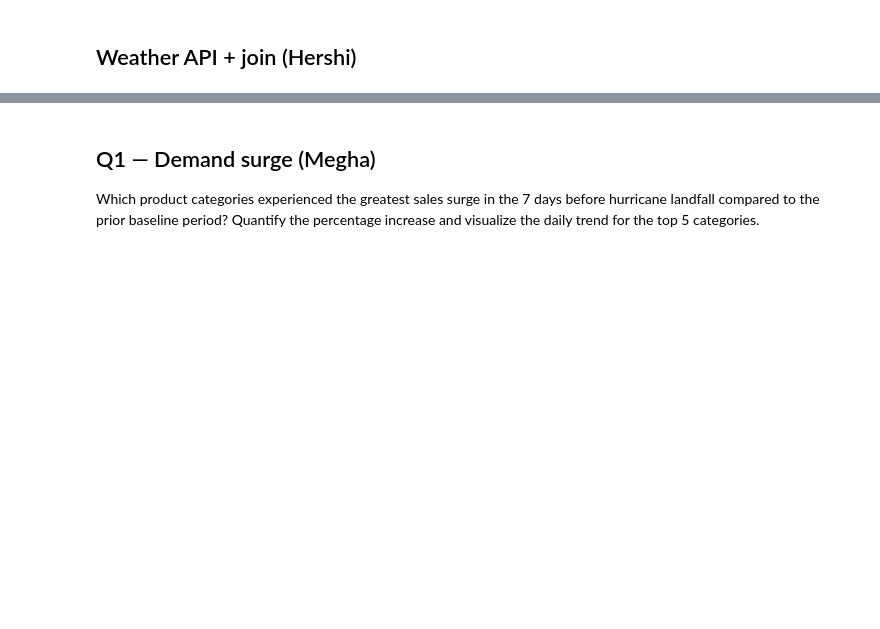
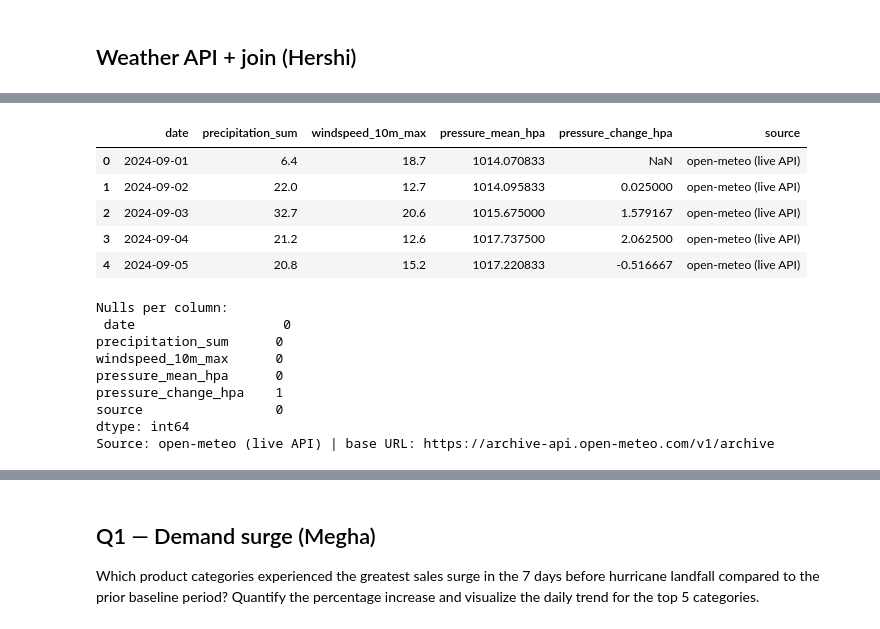
Before and after one commit to hershiaytoda/walmart-hurricane-project, a Jupyter notebook: walmart_hurricane_final.ipynb, the cells around one changed output, grey strips where cells are left out. Drawn from its saved outputs; the diff is of its cells as text; code cells hidden in the pictures; blank space fills up the shorter version.

```diff
--- a/walmart_hurricane_final.ipynb
+++ b/walmart_hurricane_final.ipynb
@@ -185,0 +264,32 @@ decision_log
+# %%
+# TODO (Hershi): call the API, show weather.head()
+
+stores = pd.read_csv("data/store_locations.csv", dtype=str)
+stores["store_id"] = (stores["store_id"].str.strip().str.upper()
+                      .str.replace("_", "-", regex=False)
+                      .str.replace(r"^FL(\d+)$", r"FL-\1", regex=True))
+store = stores[stores["store_id"] == "FL-239"].iloc[0]
+
+weather = daily_weather("2024-09-01", "2024-09-30",
+                        lat=float(store["latitude"]), lon=float(store["longitude"]))
+
+display(weather.head())
+assert len(weather) == 30 and weather["date"].is_unique
+print("Nulls per column:\n", weather.isna().sum())
+print("Source:", weather["source"].iloc[0], "| base URL:", BASE)
+# %% [output]
+|  | date | precipitation_sum | windspeed_10m_max | pressure_mean_hpa | pressure_change_hpa | source |
+| 0 | 2024-09-01 | 6.4 | 18.7 | 1014.070833 | NaN | open-meteo (live API) |
+| 1 | 2024-09-02 | 22.0 | 12.7 | 1014.095833 | 0.025000 | open-meteo (live API) |
+| 2 | 2024-09-03 | 32.7 | 20.6 | 1015.675000 | 1.579167 | open-meteo (live API) |
+| 3 | 2024-09-04 | 21.2 | 12.6 | 1017.737500 | 2.062500 | open-meteo (live API) |
+| 4 | 2024-09-05 | 20.8 | 15.2 | 1017.220833 | -0.516667 | open-meteo (live API) |
+Nulls per column:
+ date                   0
+precipitation_sum      0
+windspeed_10m_max      0
+pressure_mean_hpa      0
+pressure_change_hpa    1
+source                 0
+dtype: int64
+Source: open-meteo (live API) | base URL: https://archive-api.open-meteo.com/v1/archive
```
Also changed, not shown: parts of 14 cells of this notebook.
